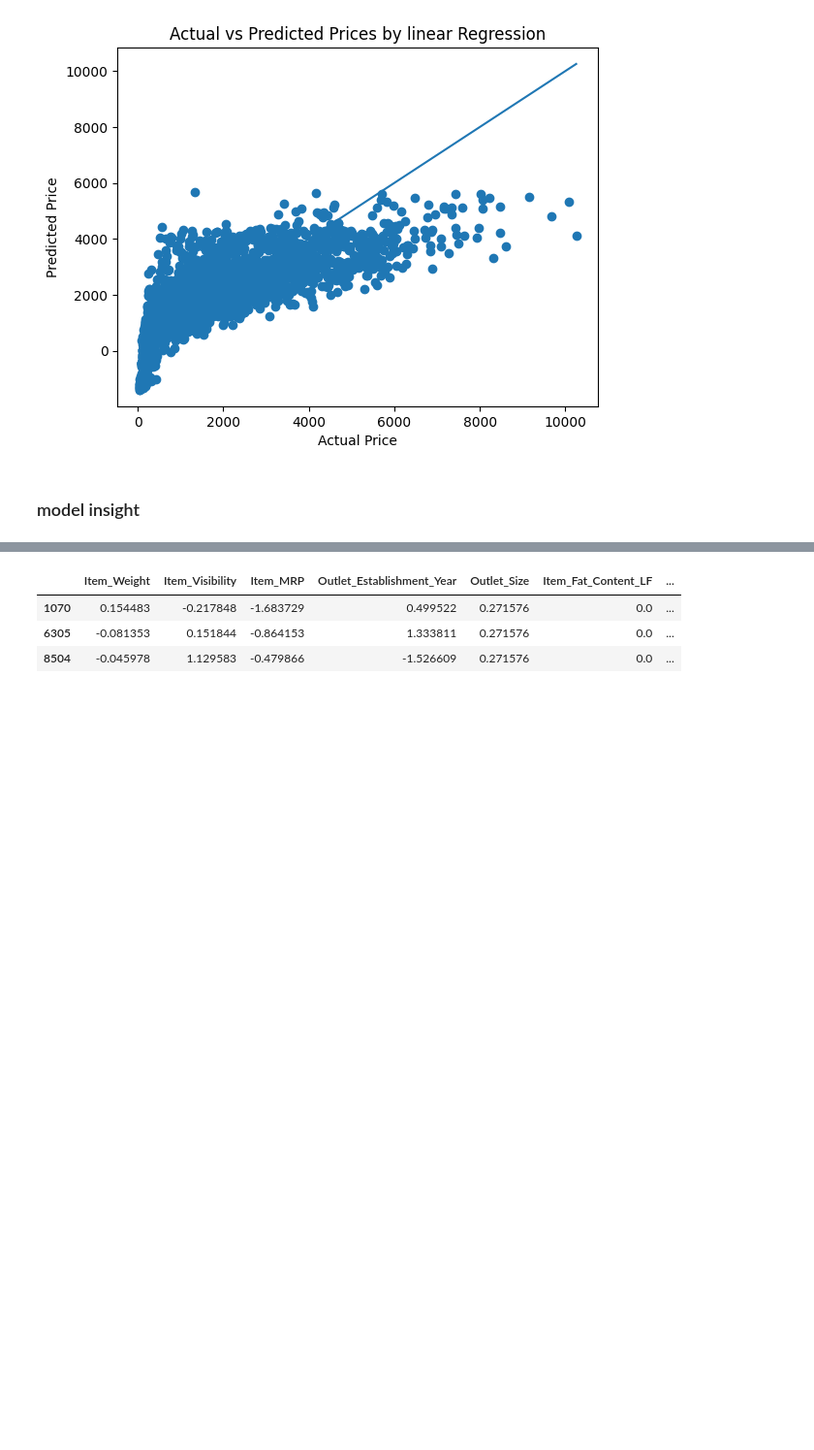
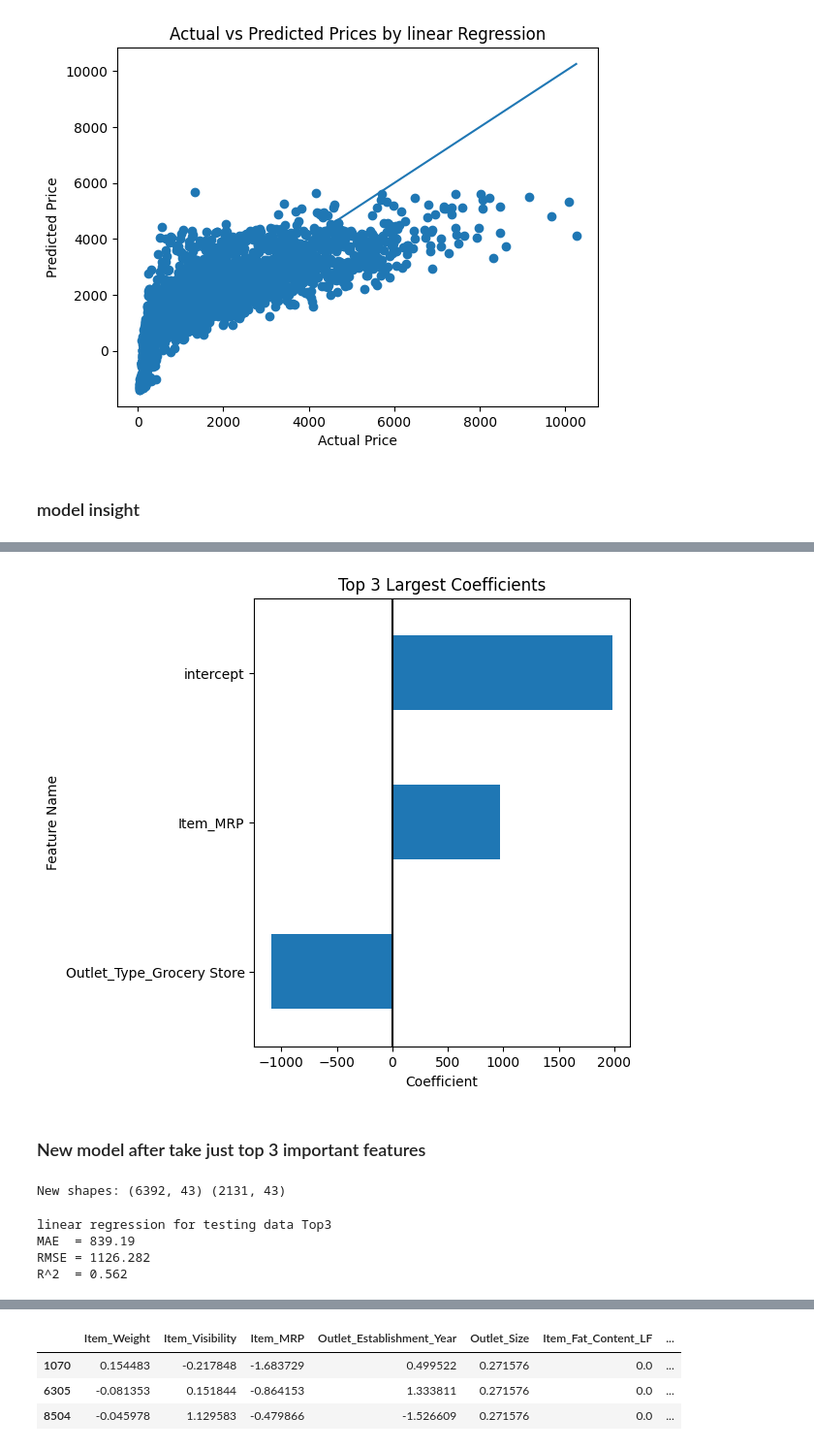
Before and after one commit to abeeraz379/Prediction-of-Product-sales, a Jupyter notebook: prediction of product sales.ipynb, the cells around one changed output, grey strips where cells are left out. Shown at 97% size. Saved outputs shown, nothing was run; the diff lists cells and outputs as text; code cells hidden in the pictures; blank space fills up the shorter version.

```diff
--- a/prediction of product sales.ipynb
+++ b/prediction of product sales.ipynb
@@ -1619,3 +1619,8 @@ plt.show()
 [figure]
 # %% [markdown]
 ### model insight
+# %%
+coeffs = pd.Series(model.coef_, index=feature_names,
+                        name='Coefficients')
+coeffs.loc['intercept'] = model.intercept_
+coeffs.head()
@@ -1621,0 +1635,7 @@ plt.show()
+# %%
+## rank the coeffs and select the top_n
+top_n=3
+coeff_rank = coeffs.abs().rank().sort_values(ascending=False)
+top_n_features = coeff_rank.head(top_n)
+coeffs_plot = coeffs.loc[top_n_features.index].sort_values()
+coeffs_plot
@@ -1621,0 +1648,29 @@ plt.show()
+# %%
+## sort features and keep top_n and set title
+ax = coeffs_plot.sort_values().plot(kind='barh',figsize=(5,6))
+ax.axvline(0,color='k');
+ax.set(title = f"Top {top_n} Largest Coefficients",ylabel="Feature Name",
+      xlabel='Coefficient');
+# %% [output]
+[figure, added]
+# %% [markdown]
+### New model after take just top 3 important features
+# %%
+from sklearn.compose import ColumnTransformer
+from sklearn.preprocessing import FunctionTransformer
+
+# Get indices of top 10 features
+top3_indices = [i for i, name in enumerate(feature_names) if name in coeffs]
+
+# Manual selector using column indices
+top3_selector = ColumnTransformer([
+    ('top3', 'passthrough', top3_indices)
+], remainder='drop')
+
+# 5. Transform to top 10 features only
+X_train_top3 = top3_selector.fit_transform(x_train_transformed)
+X_test_top3 = top3_selector.transform(x_test_transformed)
+
+print("New shapes:", X_train_top3.shape, X_test_top3.shape)
+# %% [output]
+New shapes: (6392, 43) (2131, 43)
@@ -1621,0 +1680,23 @@ plt.show()
+# %%
+
+# Evaluate the model
+
+mae = mean_absolute_error(y_test, y_pred)
+# average difference between real and predicted values
+
+rmse = mean_squared_error(y_test, y_pred) ** 0.5
+# error with more penalty for large mistakes (square then root)
+
+r2 = r2_score(y_test, y_pred)
+# how well the model fits the data (closer to 1 is better)
+
+# print results
+print('linear regression for testing data Top3')
+print("MAE  =", round(mae, 3))   # average error
+print("RMSE =", round(rmse, 3))  # weighted error
+print("R^2  =", round(r2, 3))    # model performance
+# %% [output]
+linear regression for testing data Top3
+MAE  = 839.19
+RMSE = 1126.282
+R^2  = 0.562
```
Also changed, not shown: parts of 27 cells of this notebook.
